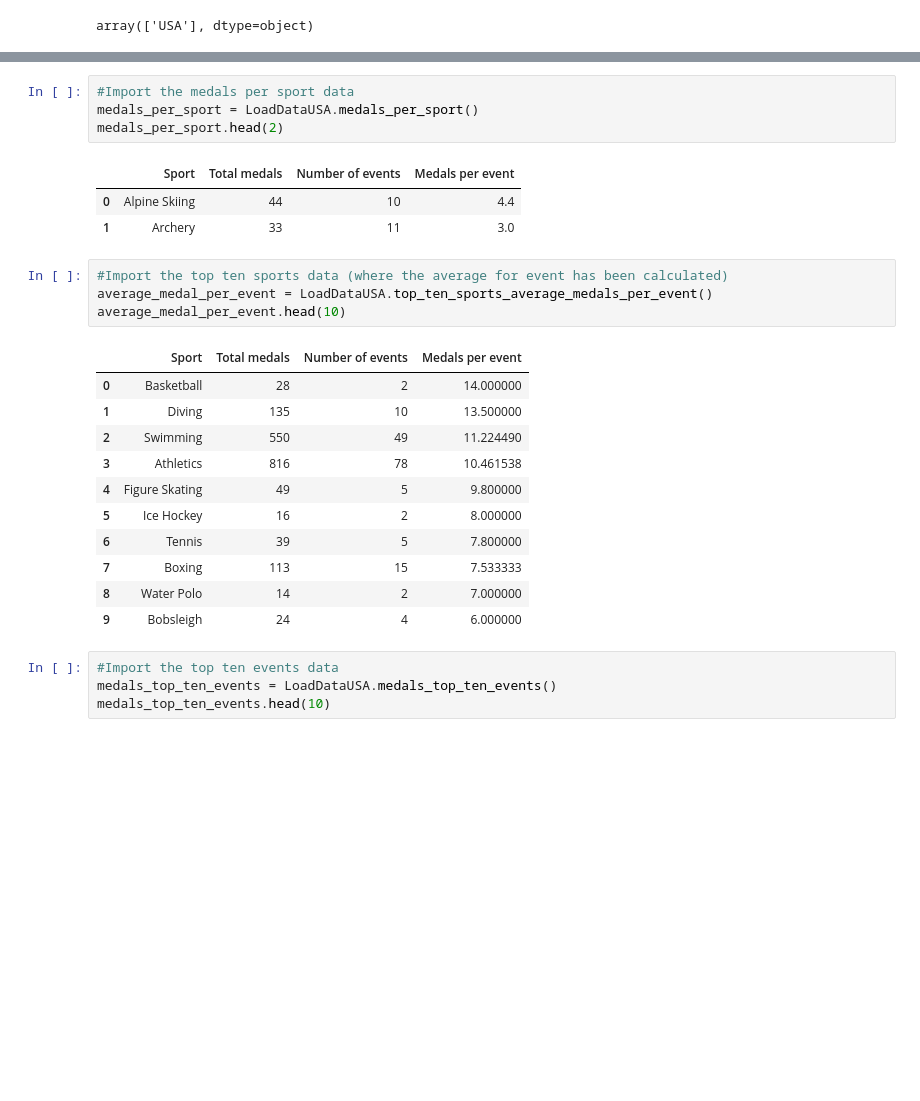
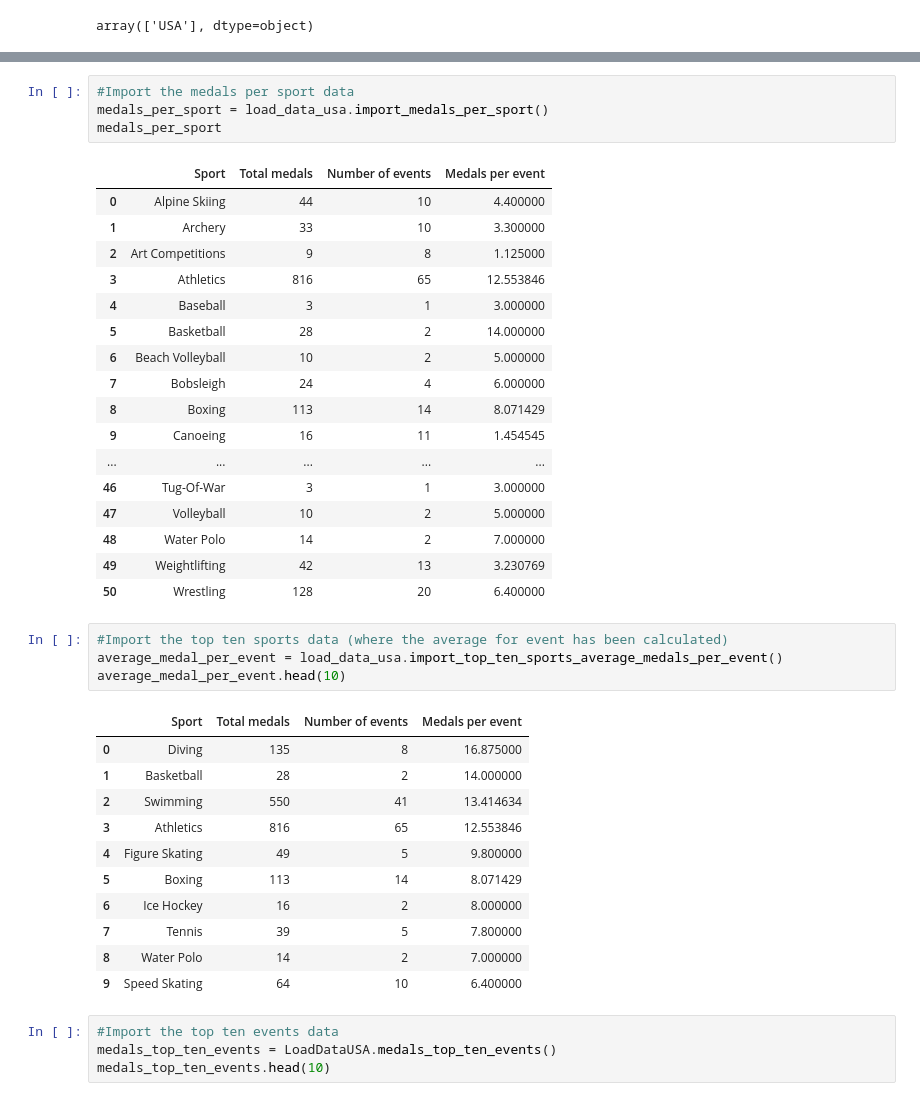
Before and after one commit to Anna-MariaSjolund/Databehandling-OS-projekt-Anna-MariaSjolund-ChristopherSeander, a Jupyter notebook: copy2_for_A-M/testing.ipynb, the cells around one changed output, grey strips where cells are left out. Drawn from its saved outputs; the diff is of its cells as text; blank space fills up the shorter version.

```diff
--- a/copy2_for_A-M/testing.ipynb
+++ b/copy2_for_A-M/testing.ipynb
@@ -47,28 +556,42 @@ medals_data.head(2)
 | 1 | 1900 | Summer | 1900 Summer | 54 | 291 | 18.556701 |
 # %%
 #Import the medals per sport data
-medals_per_sport = LoadDataUSA.medals_per_sport()
-medals_per_sport.head(2)
+medals_per_sport = load_data_usa.import_medals_per_sport()
+medals_per_sport
 # %% [output]
 |  | Sport | Total medals | Number of events | Medals per event |
-| 0 | Alpine Skiing | 44 | 10 | 4.4 |
-| 1 | Archery | 33 | 11 | 3.0 |
+| 0 | Alpine Skiing | 44 | 10 | 4.400000 |
+| 1 | Archery | 33 | 10 | 3.300000 |
+| 2 | Art Competitions | 9 | 8 | 1.125000 |
+| 3 | Athletics | 816 | 65 | 12.553846 |
+| 4 | Baseball | 3 | 1 | 3.000000 |
+| 5 | Basketball | 28 | 2 | 14.000000 |
+| 6 | Beach Volleyball | 10 | 2 | 5.000000 |
+| 7 | Bobsleigh | 24 | 4 | 6.000000 |
+| 8 | Boxing | 113 | 14 | 8.071429 |
+| 9 | Canoeing | 16 | 11 | 1.454545 |
+| ... | ... | ... | ... | ... |
+| 46 | Tug-Of-War | 3 | 1 | 3.000000 |
+| 47 | Volleyball | 10 | 2 | 5.000000 |
+| 48 | Water Polo | 14 | 2 | 7.000000 |
+| 49 | Weightlifting | 42 | 13 | 3.230769 |
+| 50 | Wrestling | 128 | 20 | 6.400000 |
 # %%
 #Import the top ten sports data (where the average for event has been calculated)
-average_medal_per_event = LoadDataUSA.top_ten_sports_average_medals_per_event()
+average_medal_per_event = load_data_usa.import_top_ten_sports_average_medals_per_event()
 average_medal_per_event.head(10)
 # %% [output]
 |  | Sport | Total medals | Number of events | Medals per event |
-| 0 | Basketball | 28 | 2 | 14.000000 |
-| 1 | Diving | 135 | 10 | 13.500000 |
-| 2 | Swimming | 550 | 49 | 11.224490 |
-| 3 | Athletics | 816 | 78 | 10.461538 |
+| 0 | Diving | 135 | 8 | 16.875000 |
+| 1 | Basketball | 28 | 2 | 14.000000 |
+| 2 | Swimming | 550 | 41 | 13.414634 |
+| 3 | Athletics | 816 | 65 | 12.553846 |
 | 4 | Figure Skating | 49 | 5 | 9.800000 |
-| 5 | Ice Hockey | 16 | 2 | 8.000000 |
-| 6 | Tennis | 39 | 5 | 7.800000 |
-| 7 | Boxing | 113 | 15 | 7.533333 |
+| 5 | Boxing | 113 | 14 | 8.071429 |
+| 6 | Ice Hockey | 16 | 2 | 8.000000 |
+| 7 | Tennis | 39 | 5 | 7.800000 |
 | 8 | Water Polo | 14 | 2 | 7.000000 |
-| 9 | Bobsleigh | 24 | 4 | 6.000000 |
+| 9 | Speed Skating | 64 | 10 | 6.400000 |
 # %%
 #Import the top ten events data
 medals_top_ten_events = LoadDataUSA.medals_top_ten_events()
```
Also changed, not shown: parts of 33 cells of this notebook, 2 other files.
